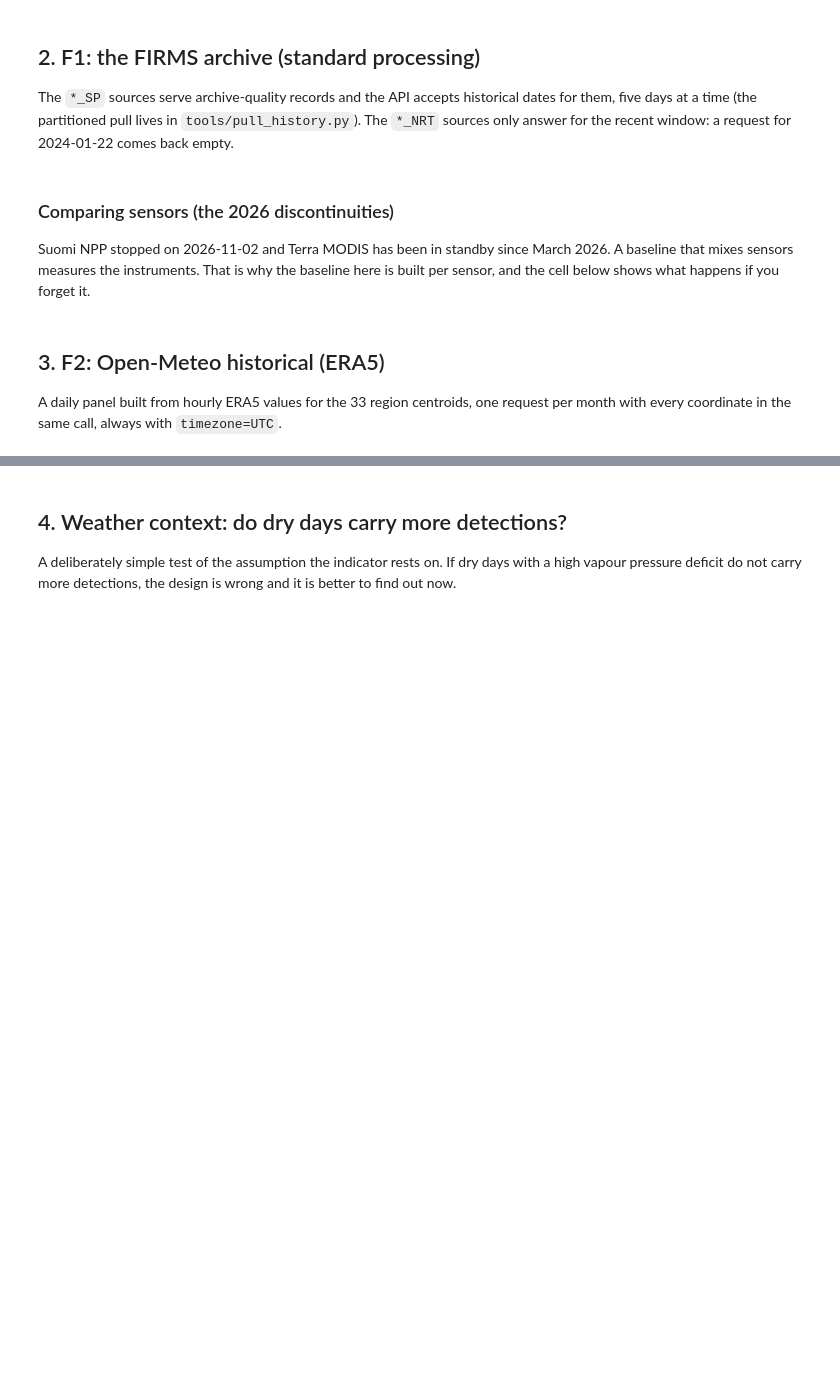
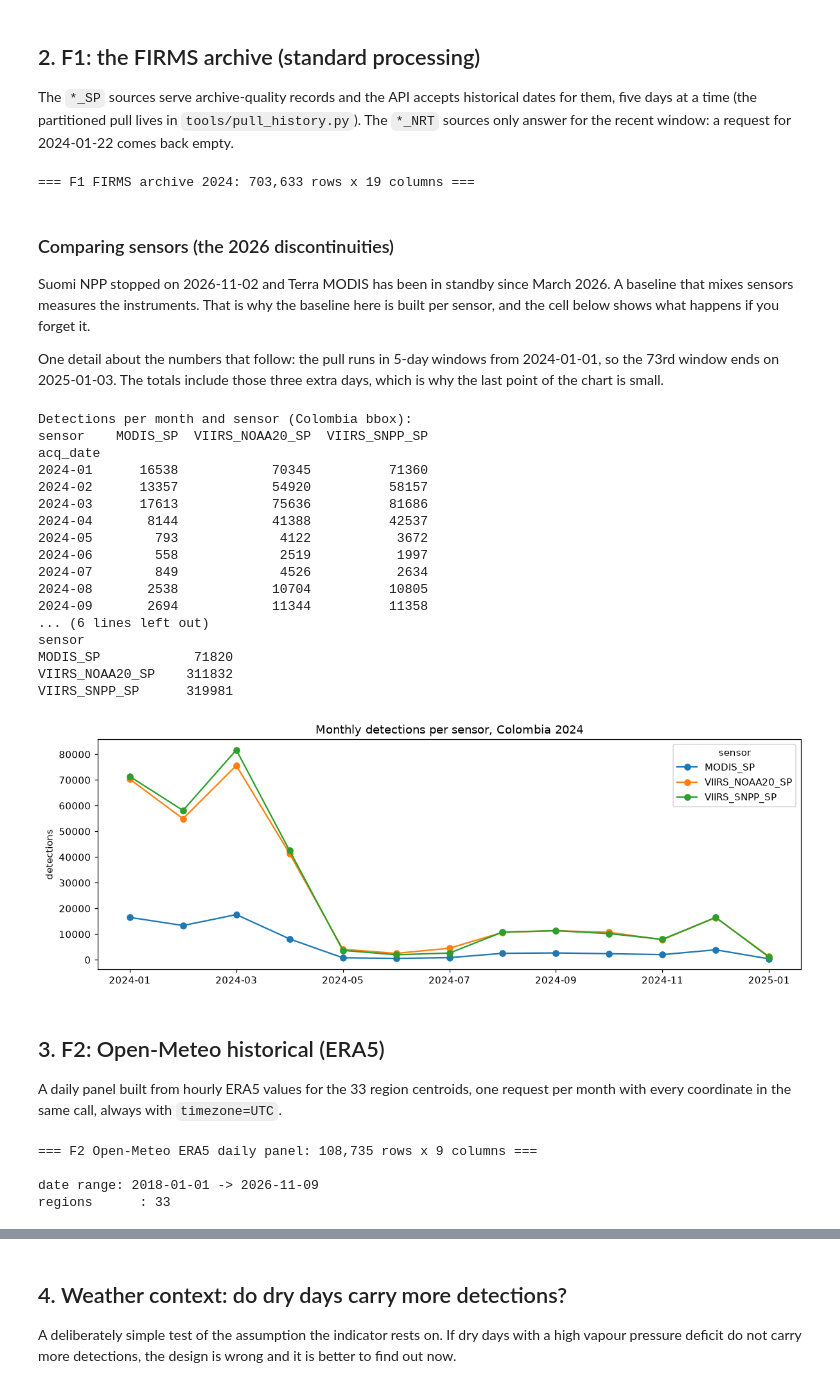
Before and after one commit to adriangeb28/wildfire-monitoring, a Jupyter notebook: notebooks/01_source_profiling.ipynb, the cells around one changed output, grey strips where cells are left out. Cells and saved outputs as stored; diff of their text form; code cells hidden in the pictures; blank space fills up the shorter version.

```diff
--- a/notebooks/01_source_profiling.ipynb
+++ b/notebooks/01_source_profiling.ipynb
@@ -216,7 +281,9 @@ if frames:
     profile_table(f1, "F1 FIRMS archive 2024")
 else:
     f1 = pd.DataFrame()
-    print("Sin datos históricos todavía: ejecuta tools/pull_history.py 2024 VIIRS_NOAA20_SP")
+    print("No archive data yet: run tools/pull_history.py 2024 VIIRS_NOAA20_SP")
+# %% [output]
+=== F1 FIRMS archive 2024: 703,633 rows x 19 columns ===
 # %% [markdown]
 ### Comparing sensors (the 2026 discontinuities)
 
@@ -224,31 +291,54 @@ Suomi NPP stopped on 2026-11-02 and Terra MODIS has been in standby since March
 2026. A baseline that mixes sensors measures the instruments. That is why the
 baseline here is built per sensor, and the cell below shows what happens if you
 forget it.
+
+One detail about the numbers that follow: the pull runs in 5-day windows from
+2024-01-01, so the 73rd window ends on 2025-01-03. The totals include those three
+extra days, which is why the last point of the chart is small.
 # %%
 if not f1.empty:
     f1["acq_date"] = pd.to_datetime(f1.acq_date)
     comparison = (
         f1.groupby([f1.acq_date.dt.to_period("M"), "sensor"])
         .size()
         .unstack("sensor")
         .fillna(0)
         .astype(int)
     )
     comparison.index = comparison.index.astype(str)
-    print("Detecciones por mes y sensor (Colombia, bbox):")
+    print("Detections per month and sensor (Colombia bbox):")
     print(comparison.to_string())
     print()
-    print("Totales anuales y ratio entre sensores:")
+    print("Totals per sensor and the ratio between them:")
     totals = f1.groupby("sensor").size()
     print(totals.to_string())
 
     ax = comparison.plot(figsize=(11, 4), marker="o")
-    ax.set_title("Detecciones mensuales por sensor — Colombia 2024")
-    ax.set_ylabel("detecciones")
+    ax.set_title("Monthly detections per sensor, Colombia 2024")
+    ax.set_ylabel("detections")
     ax.set_xlabel("")
     plt.tight_layout()
     plt.savefig(FIGURES / "sensor_comparison_2024.png", dpi=140)
     plt.show()
+# %% [output]
+Detections per month and sensor (Colombia bbox):
+sensor    MODIS_SP  VIIRS_NOAA20_SP  VIIRS_SNPP_SP
+acq_date
+2024-01      16538            70345          71360
+2024-02      13357            54920          58157
+2024-03      17613            75636          81686
+2024-04       8144            41388          42537
+2024-05        793             4122           3672
+2024-06        558             2519           1997
+2024-07        849             4526           2634
+2024-08       2538            10704          10805
+2024-09       2694            11344          11358
+... (6 lines left out)
+sensor
+MODIS_SP            71820
+VIIRS_NOAA20_SP    311832
+VIIRS_SNPP_SP      319981
+[figure, added]
 # %% [markdown]
 ## 3. F2: Open-Meteo historical (ERA5)
 
@@ -261,11 +351,16 @@ if panel_path.exists():
     weather = pd.read_csv(panel_path)
     profile_table(weather, "F2 Open-Meteo ERA5 daily panel")
     print()
-    print("rango de fechas:", weather.date.min(), "->", weather.date.max())
-    print("regiones       :", weather.region_id.nunique())
+    print("date range:", weather.date.min(), "->", weather.date.max())
+    print("regions      :", weather.region_id.nunique())
 else:
     weather = pd.DataFrame()
-    print("Sin panel climático: ejecuta tools/pull_weather.py --mode historical")
+    print("No weather panel yet: run tools/pull_weather.py --mode historical")
+# %% [output]
+=== F2 Open-Meteo ERA5 daily panel: 108,735 rows x 9 columns ===
+
+date range: 2018-01-01 -> 2026-11-09
+regions      : 33
 # %%
 if not weather.empty:
     summary = weather[["temp_max_c", "temp_min_c", "rh_min_pct", "precip_mm", "wind_max_kmh", "vpd_max_kpa"]].describe().T
```
Also changed, not shown: parts of 15 cells of this notebook, 7 other files.
